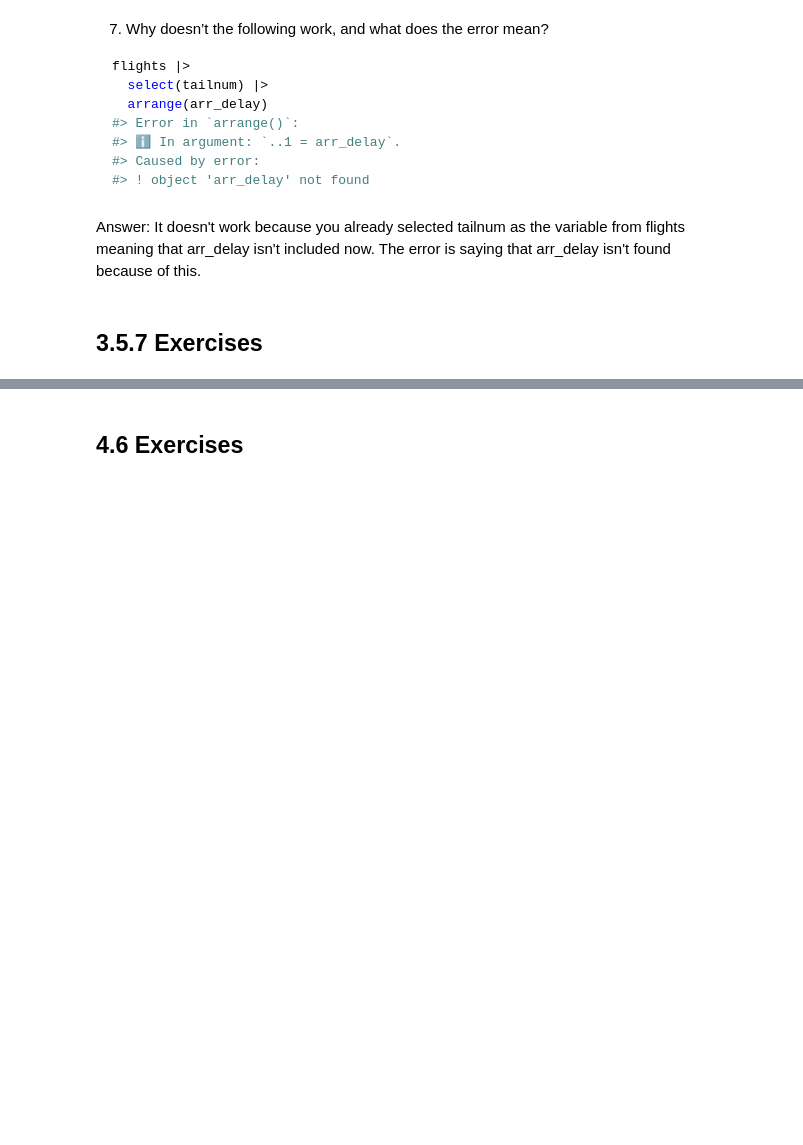
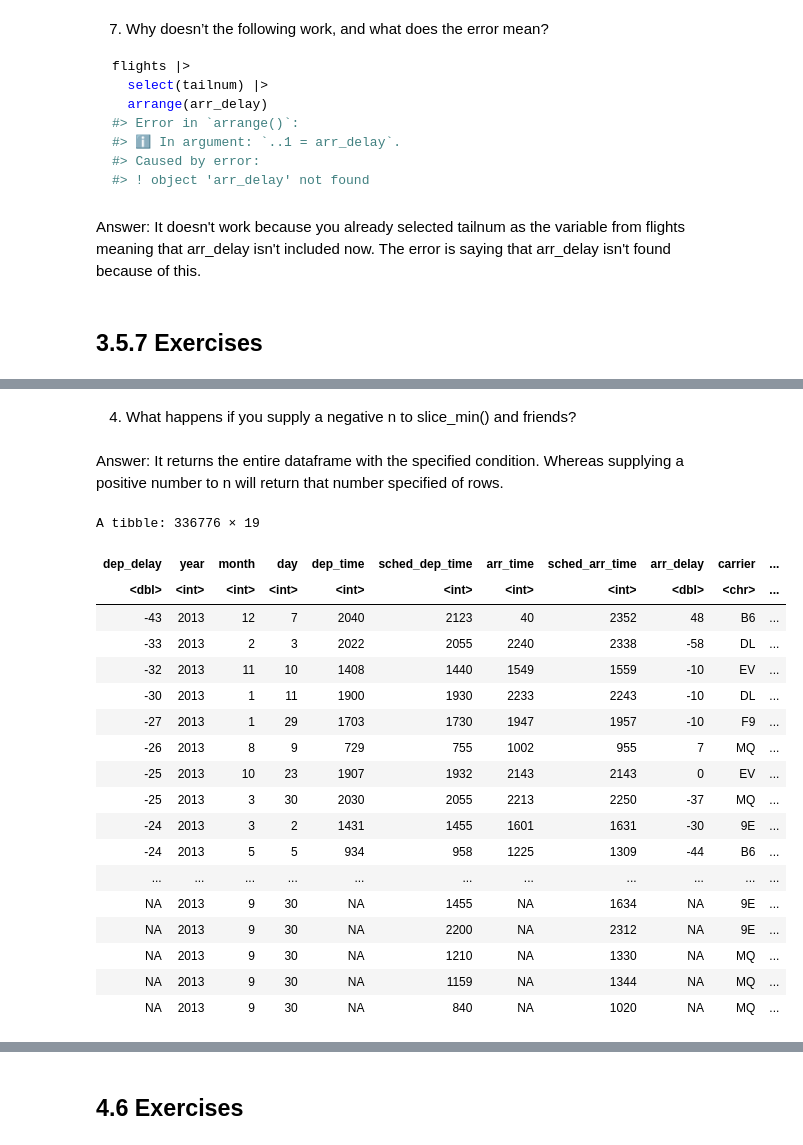
Before and after one commit to swill04/R4DS_exercises, a Jupyter notebook: week2_hw.ipynb, the cells around one changed output, grey strips where cells are left out. Drawn from its saved outputs; the diff is of its cells as text; code cells hidden in the pictures; blank space fills up the shorter version.

```diff
--- a/week2_hw.ipynb
+++ b/week2_hw.ipynb
@@ -509,0 +586,28 @@ Answer: It doesn't work because you already selected tailnum as the variable fro
+# %% [markdown]
+4. What happens if you supply a negative n to slice_min() and friends?
+# %% [markdown]
+Answer: It returns the entire dataframe with the specified condition. Whereas supplying a positive number to n will return that number specified of rows.
+# %%
+flights |>
+    slice_min(dep_delay, n = -1) |>
+    relocate(dep_delay)
+# %% [output]
+A tibble: 336776 × 19
+| dep_delay | year | month | day | dep_time | sched_dep_time | arr_time | sched_arr_time | arr_delay | carrier | ... |
+| <dbl> | <int> | <int> | <int> | <int> | <int> | <int> | <int> | <dbl> | <chr> | ... |
+| -43 | 2013 | 12 | 7 | 2040 | 2123 | 40 | 2352 | 48 | B6 | ... |
+| -33 | 2013 | 2 | 3 | 2022 | 2055 | 2240 | 2338 | -58 | DL | ... |
+| -32 | 2013 | 11 | 10 | 1408 | 1440 | 1549 | 1559 | -10 | EV | ... |
+| -30 | 2013 | 1 | 11 | 1900 | 1930 | 2233 | 2243 | -10 | DL | ... |
+| -27 | 2013 | 1 | 29 | 1703 | 1730 | 1947 | 1957 | -10 | F9 | ... |
+| -26 | 2013 | 8 | 9 | 729 | 755 | 1002 | 955 | 7 | MQ | ... |
+| -25 | 2013 | 10 | 23 | 1907 | 1932 | 2143 | 2143 | 0 | EV | ... |
+| -25 | 2013 | 3 | 30 | 2030 | 2055 | 2213 | 2250 | -37 | MQ | ... |
+| -24 | 2013 | 3 | 2 | 1431 | 1455 | 1601 | 1631 | -30 | 9E | ... |
+| -24 | 2013 | 5 | 5 | 934 | 958 | 1225 | 1309 | -44 | B6 | ... |
+| ... | ... | ... | ... | ... | ... | ... | ... | ... | ... | ... |
+| NA | 2013 | 9 | 30 | NA | 1455 | NA | 1634 | NA | 9E | ... |
+| NA | 2013 | 9 | 30 | NA | 2200 | NA | 2312 | NA | 9E | ... |
+| NA | 2013 | 9 | 30 | NA | 1210 | NA | 1330 | NA | MQ | ... |
+| NA | 2013 | 9 | 30 | NA | 1159 | NA | 1344 | NA | MQ | ... |
+| NA | 2013 | 9 | 30 | NA | 840 | NA | 1020 | NA | MQ | ... |
```
Also changed, not shown: parts of 32 cells of this notebook.
